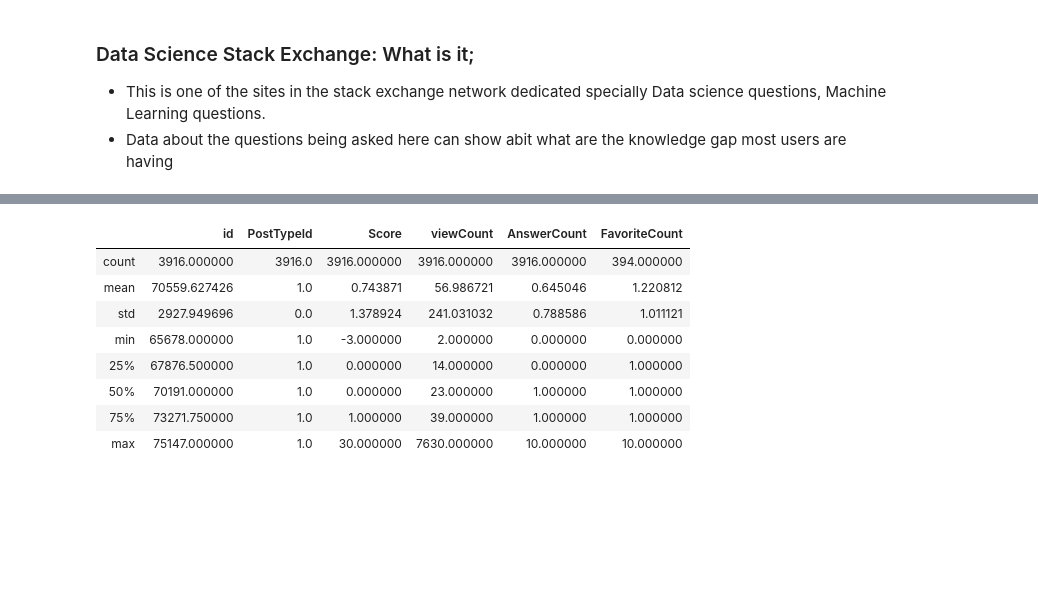
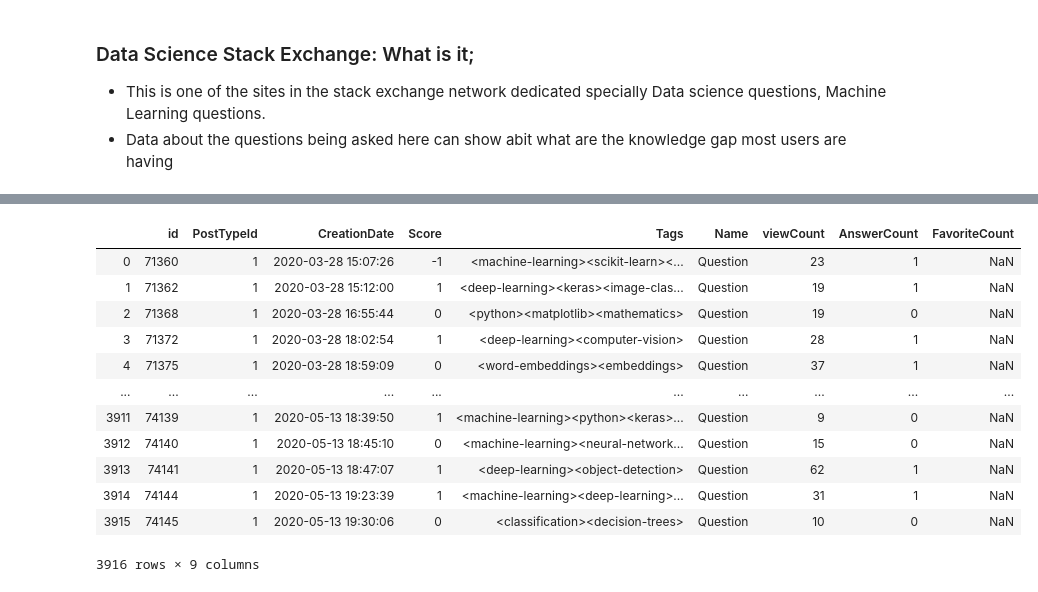
Before and after one commit to ndangalasinh/dataquest_popular_data_science_questions_guided_project-2020-, a Jupyter notebook: popular_data_science_questions_guided_project(2020).ipynb, the cells around one changed output, grey strips where cells are left out. Cells and saved outputs as stored; diff of their text form; code cells hidden in the pictures; blank space fills up the shorter version.

```diff
--- a/popular_data_science_questions_guided_project(2020).ipynb
+++ b/popular_data_science_questions_guided_project(2020).ipynb
@@ -40,12 +54,16 @@ memory usage: 275.5+ KB
 # %%
-questions_2020.describe()
+questions_2020
 # %% [output]
-|  | id | PostTypeId | Score | viewCount | AnswerCount | FavoriteCount |
-| count | 3916.000000 | 3916.0 | 3916.000000 | 3916.000000 | 3916.000000 | 394.000000 |
-| mean | 70559.627426 | 1.0 | 0.743871 | 56.986721 | 0.645046 | 1.220812 |
-| std | 2927.949696 | 0.0 | 1.378924 | 241.031032 | 0.788586 | 1.011121 |
-| min | 65678.000000 | 1.0 | -3.000000 | 2.000000 | 0.000000 | 0.000000 |
-| 25% | 67876.500000 | 1.0 | 0.000000 | 14.000000 | 0.000000 | 1.000000 |
-| 50% | 70191.000000 | 1.0 | 0.000000 | 23.000000 | 1.000000 | 1.000000 |
-| 75% | 73271.750000 | 1.0 | 1.000000 | 39.000000 | 1.000000 | 1.000000 |
-| max | 75147.000000 | 1.0 | 30.000000 | 7630.000000 | 10.000000 | 10.000000 |
+|  | id | PostTypeId | CreationDate | Score | Tags | Name | viewCount | AnswerCount | FavoriteCount |
+| 0 | 71360 | 1 | 2020-03-28 15:07:26 | -1 | <machine-learning><scikit-learn><... | Question | 23 | 1 | NaN |
+| 1 | 71362 | 1 | 2020-03-28 15:12:00 | 1 | <deep-learning><keras><image-clas... | Question | 19 | 1 | NaN |
+| 2 | 71368 | 1 | 2020-03-28 16:55:44 | 0 | <python><matplotlib><mathematics> | Question | 19 | 0 | NaN |
+| 3 | 71372 | 1 | 2020-03-28 18:02:54 | 1 | <deep-learning><computer-vision> | Question | 28 | 1 | NaN |
+| 4 | 71375 | 1 | 2020-03-28 18:59:09 | 0 | <word-embeddings><embeddings> | Question | 37 | 1 | NaN |
+| ... | ... | ... | ... | ... | ... | ... | ... | ... | ... |
+| 3911 | 74139 | 1 | 2020-05-13 18:39:50 | 1 | <machine-learning><python><keras>... | Question | 9 | 0 | NaN |
+| 3912 | 74140 | 1 | 2020-05-13 18:45:10 | 0 | <machine-learning><neural-network... | Question | 15 | 0 | NaN |
+| 3913 | 74141 | 1 | 2020-05-13 18:47:07 | 1 | <deep-learning><object-detection> | Question | 62 | 1 | NaN |
+| 3914 | 74144 | 1 | 2020-05-13 19:23:39 | 1 | <machine-learning><deep-learning>... | Question | 31 | 1 | NaN |
+| 3915 | 74145 | 1 | 2020-05-13 19:30:06 | 0 | <classification><decision-trees> | Question | 10 | 0 | NaN |
+3916 rows × 9 columns
```
Also changed, not shown: parts of 6 cells of this notebook, 2 other files.
